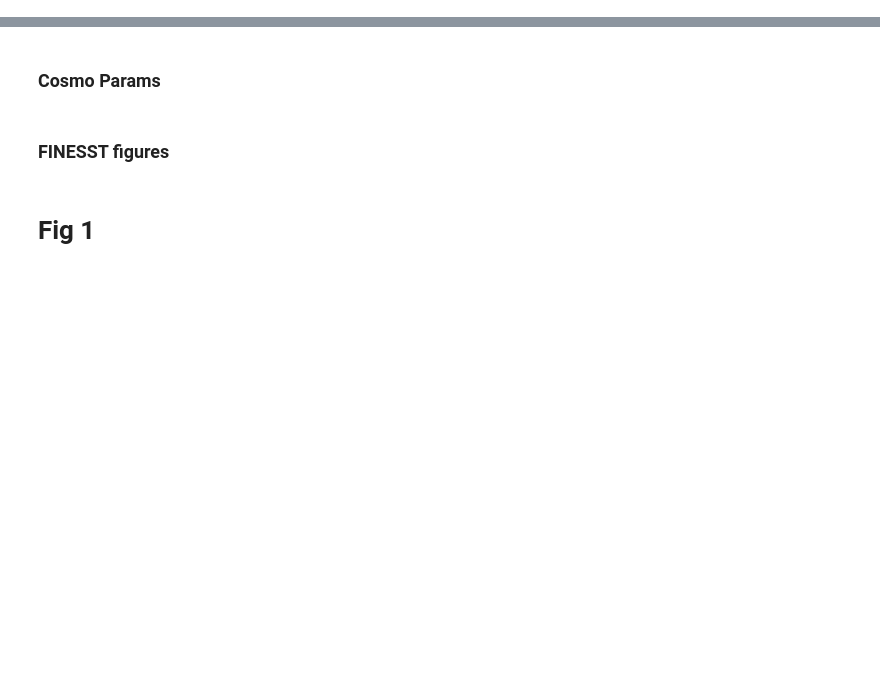
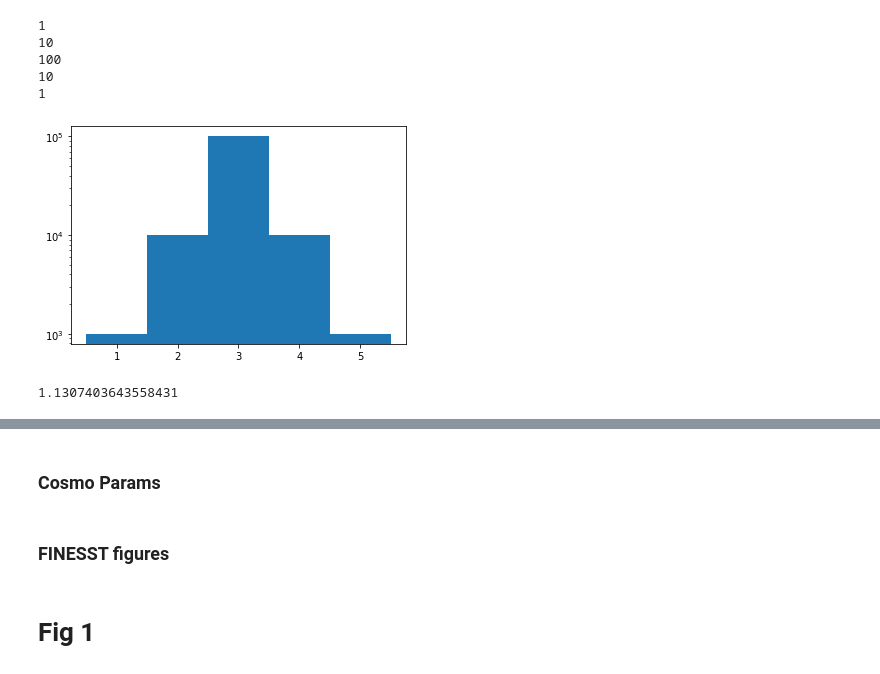
Before and after one commit to mscoggs/dcbh_relation_lifetime, a Jupyter notebook: analyze_trees.ipynb, the cells around one changed output, grey strips where cells are left out. Cells and saved outputs as stored; diff of their text form; code cells hidden in the pictures; blank space fills up the shorter version.

```diff
--- a/analyze_trees.ipynb
+++ b/analyze_trees.ipynb
@@ -32,0 +41,21 @@ from astropy import units as u
+# %%
+l =[]
+NSCALE=1000
+m_list, s_list = [1,2,3,4,5],[1,10,100,10,1]
+for m,s in zip(m_list,s_list):
+    print(s)
+    l.extend(list(np.linspace(m,m,s*NSCALE)))
+plt.hist(l,bins=np.arange(0.5,5.6,1.0))
+plt.yscale("log")
+# %% [output]
+1
+10
+100
+10
+1
+[figure, added]
+# %%
+lp = np.power(10,l)
+np.log10(np.mean(lp))/3
+# %% [output]
+1.1307403643558431
```
Also changed, not shown: parts of 7 cells of this notebook.
